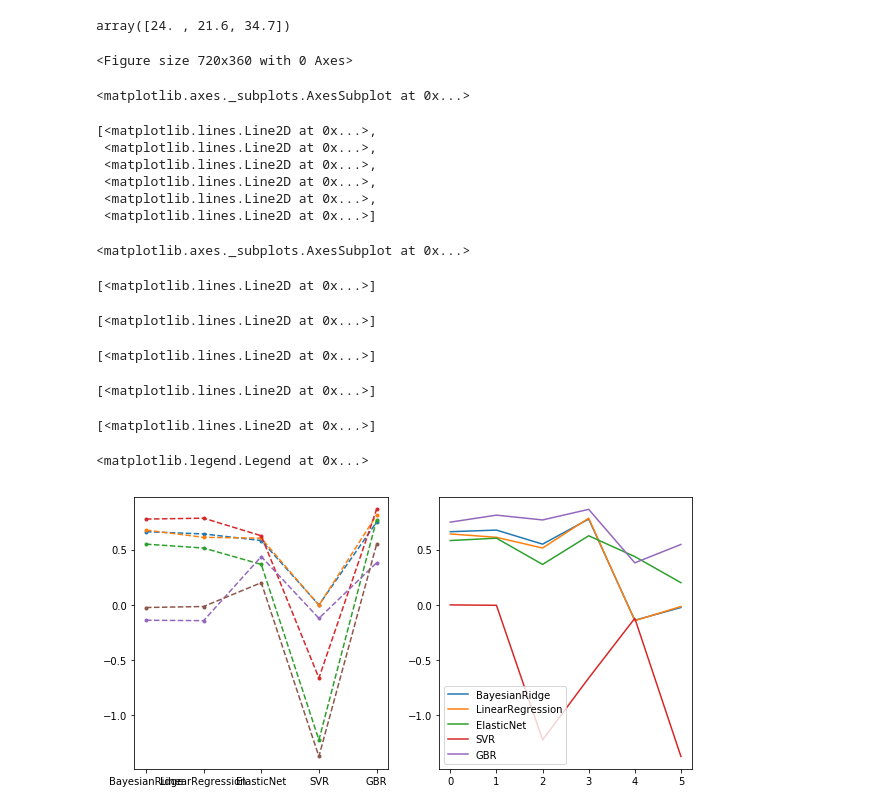
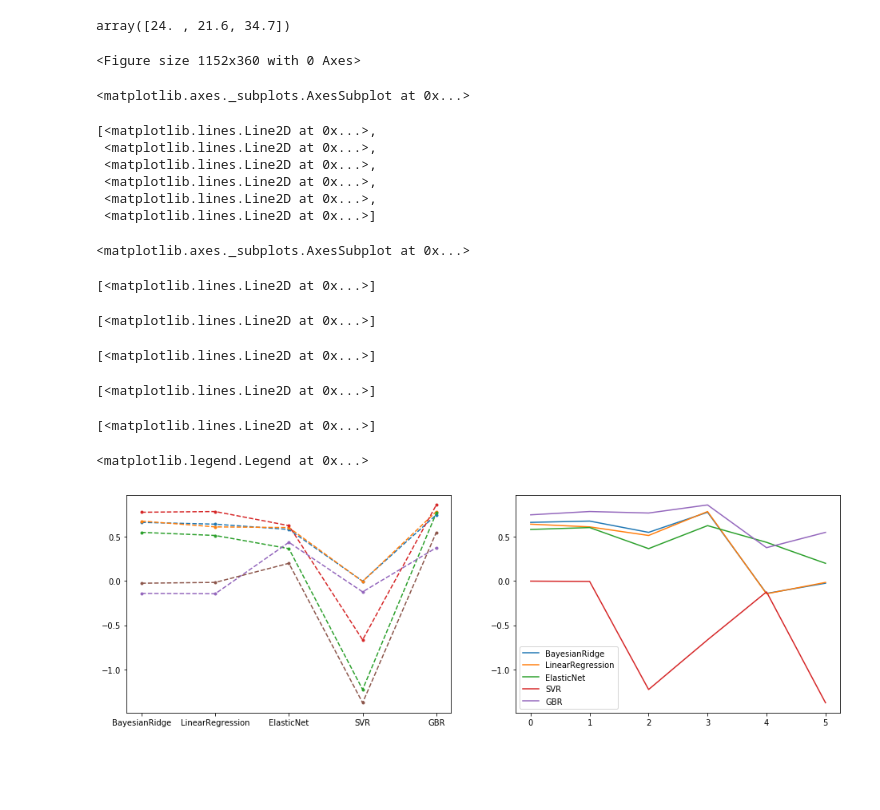
Before and after one commit to longfengpili/Data-Analysis-and-Data-Operation-with-python, a Jupyter notebook: chapter4跳过数据分析和挖掘的大坑.ipynb, the cells around one changed output. Cells and saved outputs as stored; diff of their text form; code cells hidden in the pictures; blank space fills up the shorter version.

```diff
--- a/chapter4跳过数据分析和挖掘的大坑.ipynb
+++ b/chapter4跳过数据分析和挖掘的大坑.ipynb
@@ -166,33 +168,33 @@ model_svr = SVR(gamma='auto')  # 建立支持向量机回归模型对象
 model_gbr = GradientBoostingRegressor()  # 建立梯度增强回归模型对象
 model_names = ['BayesianRidge', 'LinearRegression', 'ElasticNet', 'SVR', 'GBR']  # 不同模型的名称列表
 model_dic = [model_br, model_lr, model_etc, model_svr, model_gbr]  # 不同回归模型对象的集合
 cv_score_list = []  # 交叉检验结果列表
 pre_y_list = []  # 各个回归模型预测的y值列表
 for model in model_dic:  # 读出每个回归模型对象
     scores = cross_val_score(model, X, y, cv=n_folds)  # 将每个回归模型导入交叉检验模型中做训练检验
     cv_score_list.append(scores)  # 将交叉检验结果存入结果列表
     pre_y_list.append(model.fit(X, y).predict(X))  # 将回归训练中得到的预测y存入列表
-plt.figure(figsize=(10,5))
+plt.figure(figsize=(16,5))
 plt.subplot(1,2,1)
 plt.plot(model_names,cv_score_list,'.--')
 plt.subplot(1,2,2)
 for index,name in enumerate(model_names):
     plt.plot(list(range(n_folds)),cv_score_list[index],label=name)
 plt.legend()
 # %% [output]
-<Figure size 720x360 with 0 Axes>
+<Figure size 1152x360 with 0 Axes>
 <matplotlib.axes._subplots.AxesSubplot at 0x...>
 [<matplotlib.lines.Line2D at 0x...>,
  <matplotlib.lines.Line2D at 0x...>,
  <matplotlib.lines.Line2D at 0x...>,
  <matplotlib.lines.Line2D at 0x...>,
  <matplotlib.lines.Line2D at 0x...>,
  <matplotlib.lines.Line2D at 0x...>]
 <matplotlib.axes._subplots.AxesSubplot at 0x...>
 [<matplotlib.lines.Line2D at 0x...>]
 [<matplotlib.lines.Line2D at 0x...>]
 [<matplotlib.lines.Line2D at 0x...>]
 [<matplotlib.lines.Line2D at 0x...>]
 [<matplotlib.lines.Line2D at 0x...>]
 <matplotlib.legend.Legend at 0x...>
-[figure, old version]
+[figure, new version]
```
Also changed, not shown: parts of 4 cells of this notebook, 1 other file.
